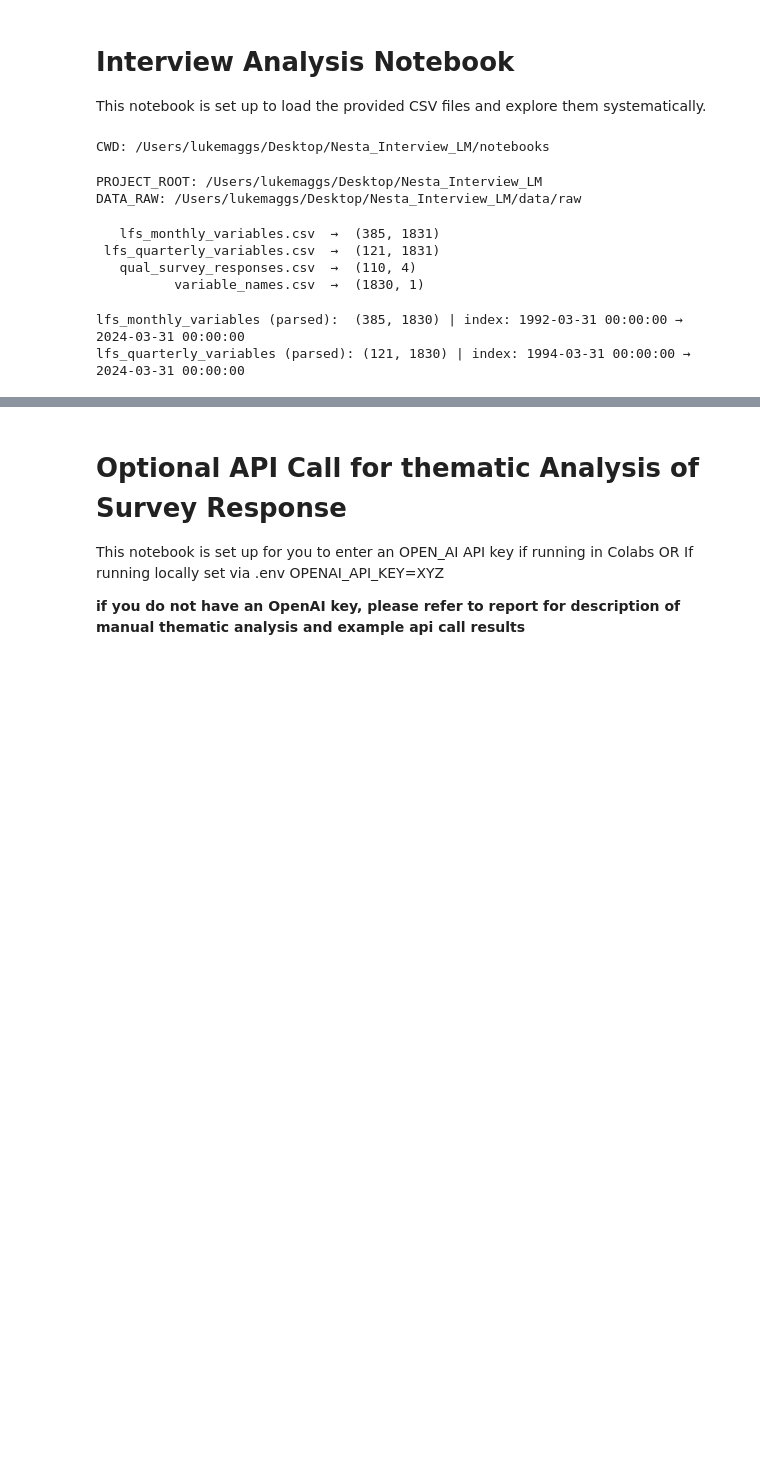
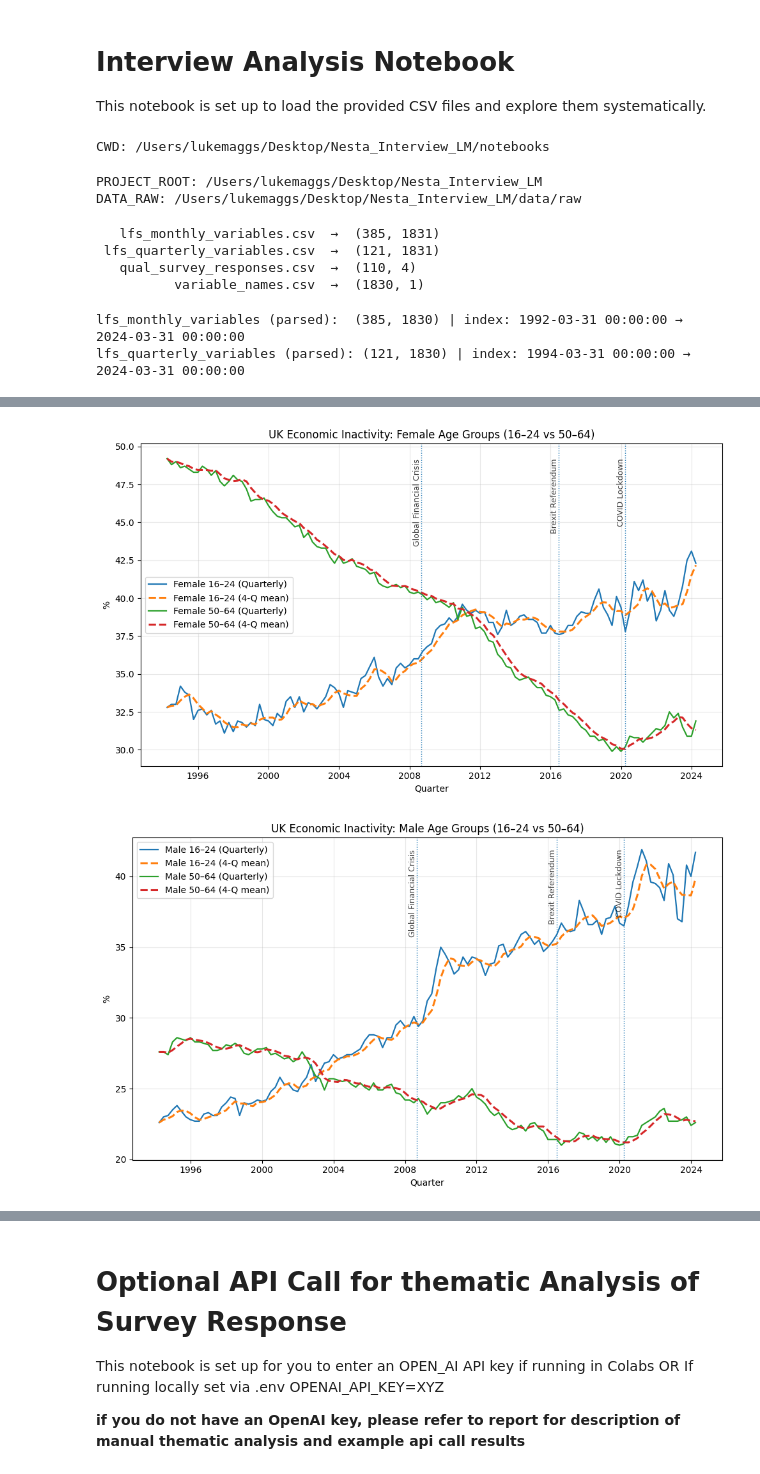
Before and after one commit to monkeymoves/nesta, a Jupyter notebook: notebooks/01_exploration.ipynb, the cells around one changed output, grey strips where cells are left out. Cells and saved outputs as stored; diff of their text form; code cells hidden in the pictures; blank space fills up the shorter version.

Commit message:
added analysis

```diff
--- a/notebooks/01_exploration.ipynb
+++ b/notebooks/01_exploration.ipynb
@@ -133,0 +238,64 @@ lfs_quarterly_variables (parsed): (121, 1830) | index: 1994-03-31 00:00:00 → 2
+# %%
+# === Age range analysis: young vs older, by gender ===
+
+# --- Relevant column names (picked from variable_names.csv manually) ---
+col_female_16_24 = "LFS: Economic inactivity rate: Aged 16-24: UK: Female: %: SA"
+col_female_50_64 = "LFS: Economic inactivity rate: UK: Female: Aged 50-64: %: SA"
+col_female_25_49 = "LFS: Economic inactivity rate: UK: Female: Aged 25-49: %: SA"
+col_male_25_49   = "LFS: Economic inactivity rate: UK: Male: Aged 25-49: %: SA"
+col_male_16_24   = "LFS: Economic inactivity rate: Aged 16-24: UK: Male: %: SA"
+col_male_50_64   = "LFS: Economic inactivity rate: UK: Male: Aged 50-64: %: SA"
+
+# --- Reuse same event markers as before ---
+EVENTS = [
+    ("2008-09-01", "Global Financial Crisis"),
+    ("2016-06-23", "Brexit Referendum"),
+    ("2020-03-23", "COVID Lockdown"),
+]
+
+def plot_age_gender(columns: list[str], labels: list[str], title: str, rolling: int | None = 4):
+    plt.figure(figsize=(10, 6))
+    y_top = None
+
+    for col, label in zip(columns, labels):
+        s = pd.to_numeric(df_lfs_q[col], errors="coerce").dropna()
+        plt.plot(s.index, s.values, linewidth=1.6, label=f"{label} (Quarterly)")
+        if rolling and rolling > 1:
+            s_roll = s.rolling(window=rolling, min_periods=1).mean()
+            plt.plot(s_roll.index, s_roll.values, linestyle="--", linewidth=2.2, label=f"{label} ({rolling}-Q mean)")
+
+        # Track y-axis top for label placement
+        if y_top is None or s.max() > y_top:
+            y_top = s.max()
+
+    # Add event markers
+    if y_top is not None:
+        plt.ylim(top=y_top * 1.02)
+        for date_str, label in EVENTS:
+            x = pd.to_datetime(date_str)
+            plt.axvline(x, linestyle=":", linewidth=1)
+            plt.text(x, y_top, label, rotation=90, va="top", ha="right", fontsize=9, alpha=0.75)
+
+    plt.title(title)
+    plt.xlabel("Quarter")
+    plt.ylabel("%")
+    plt.grid(alpha=0.3)
+    plt.legend()
+    plt.tight_layout()
+    plt.show()
+
+# --- Run plots ---
+plot_age_gender(
+    [col_female_16_24, col_female_50_64],
+    ["Female 16–24", "Female 50–64"],
+    "UK Economic Inactivity: Female Age Groups (16–24 vs 50–64)"
+)
+
+plot_age_gender(
+    [col_male_16_24, col_male_50_64],
+    ["Male 16–24", "Male 50–64"],
+    "UK Economic Inactivity: Male Age Groups (16–24 vs 50–64)"
+)
+# %% [output]
+[figure, added]
+[figure, added]
```
Also changed, not shown: parts of 11 cells of this notebook.
